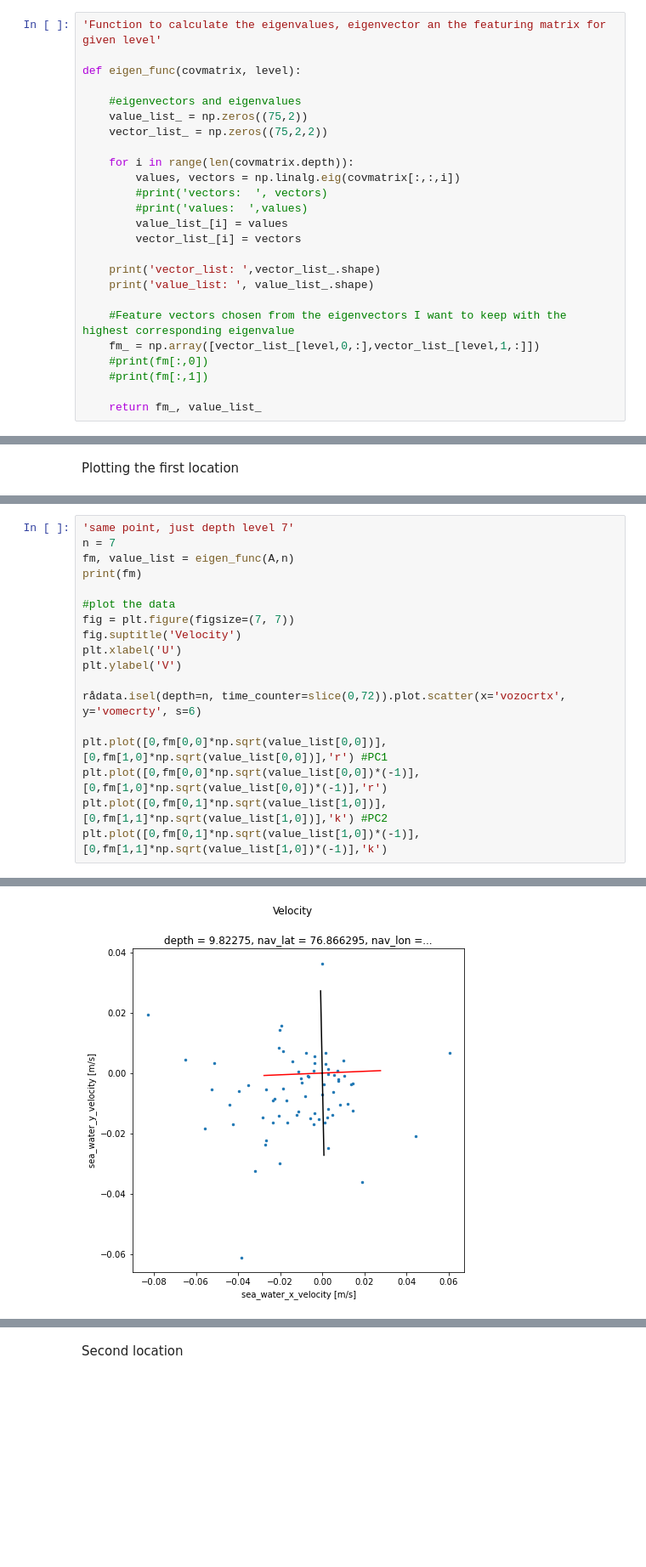
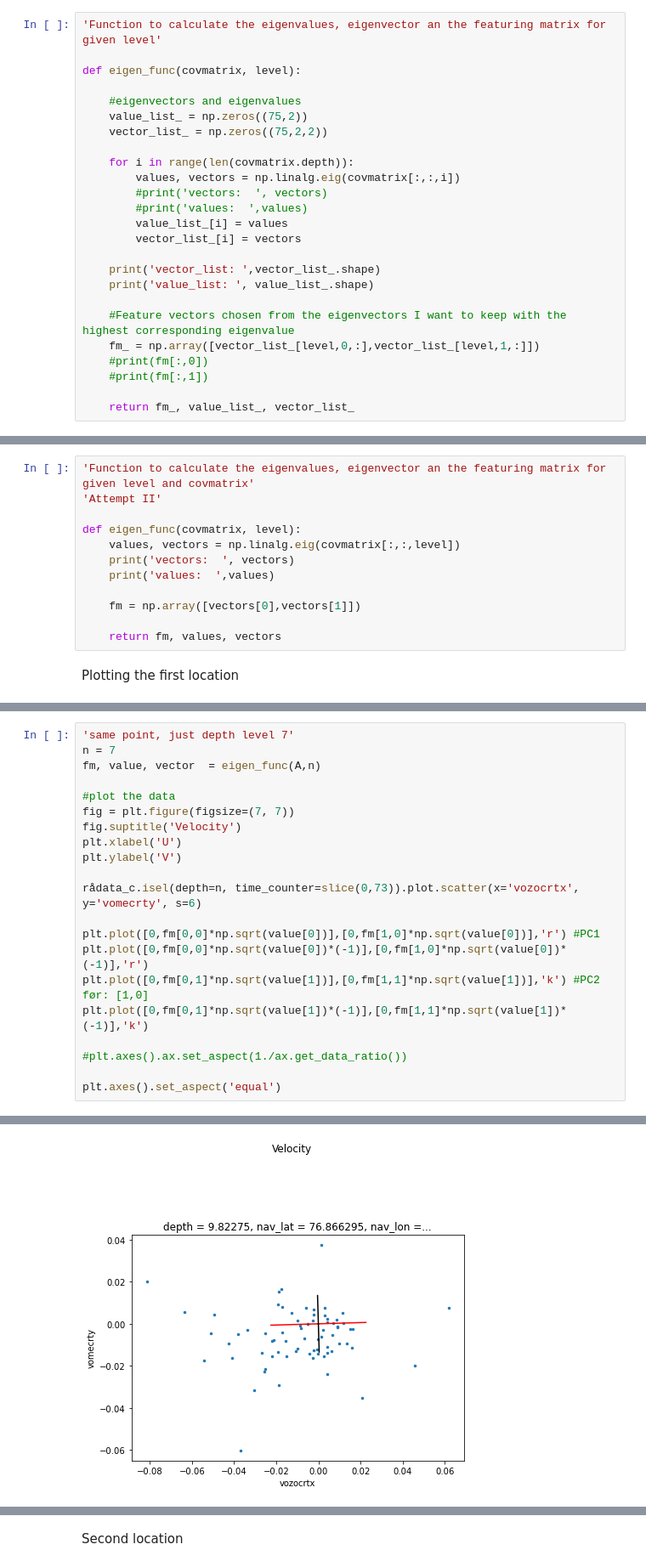
Before and after one commit to kaje2301/Master_2022, a Jupyter notebook: test_PC_mal.ipynb, the cells around one changed output, grey strips where cells are left out. Shown at 85% size. Saved outputs shown, nothing was run; the diff lists cells and outputs as text; blank space fills up the shorter version.

Commit message:
finn ut aspect ration til testPC

```diff
--- a/test_PC_mal.ipynb
+++ b/test_PC_mal.ipynb
@@ -459,4 +312,4 @@ def eigen_func(covmatrix, level):
     #print(fm[:,0])
     #print(fm[:,1])
 
-    return fm_, value_list_
+    return fm_, value_list_, vector_list_
@@ -468,3 +316,15 @@ np.abs(value_list[1,0])
+# %%
+'Function to calculate the eigenvalues, eigenvector an the featuring matrix for given level and covmatrix'
+'Attempt II'
+
+def eigen_func(covmatrix, level):
+    values, vectors = np.linalg.eig(covmatrix[:,:,level])
+    print('vectors:  ', vectors)
+    print('values:  ',values)
+
+    fm = np.array([vectors[0],vectors[1]])
+
+    return fm, values, vectors
 # %% [markdown]
 Plotting the first location
 # %%
@@ -520,8 +383,7 @@ value_list:  (75, 2)
 # %%
 'same point, just depth level 7'
 n = 7
-fm, value_list = eigen_func(A,n)
-print(fm)
+fm, value, vector  = eigen_func(A,n)
 
 #plot the data
 fig = plt.figure(figsize=(7, 7))
@@ -529,10 +391,14 @@ fig.suptitle('Velocity')
 plt.xlabel('U')
 plt.ylabel('V')
 
-rådata.isel(depth=n, time_counter=slice(0,72)).plot.scatter(x='vozocrtx', y='vomecrty', s=6)
+rådata_c.isel(depth=n, time_counter=slice(0,73)).plot.scatter(x='vozocrtx', y='vomecrty', s=6)
 
-plt.plot([0,fm[0,0]*np.sqrt(value_list[0,0])],[0,fm[1,0]*np.sqrt(value_list[0,0])],'r') #PC1
-plt.plot([0,fm[0,0]*np.sqrt(value_list[0,0])*(-1)],[0,fm[1,0]*np.sqrt(value_list[0,0])*(-1)],'r')
-plt.plot([0,fm[0,1]*np.sqrt(value_list[1,0])],[0,fm[1,1]*np.sqrt(value_list[1,0])],'k') #PC2
-plt.plot([0,fm[0,1]*np.sqrt(value_list[1,0])*(-1)],[0,fm[1,1]*np.sqrt(value_list[1,0])*(-1)],'k')
+plt.plot([0,fm[0,0]*np.sqrt(value[0])],[0,fm[1,0]*np.sqrt(value[0])],'r') #PC1
+plt.plot([0,fm[0,0]*np.sqrt(value[0])*(-1)],[0,fm[1,0]*np.sqrt(value[0])*(-1)],'r')
+plt.plot([0,fm[0,1]*np.sqrt(value[1])],[0,fm[1,1]*np.sqrt(value[1])],'k') #PC2 før: [1,0]
+plt.plot([0,fm[0,1]*np.sqrt(value[1])*(-1)],[0,fm[1,1]*np.sqrt(value[1])*(-1)],'k')
+
+#plt.axes().ax.set_aspect(1./ax.get_data_ratio())
+
+plt.axes().set_aspect('equal')
 # %% [output]
@@ -544,4 +408,4 @@ value_list:  (75, 2)
-[figure, old version]
+[figure, new version]
 # %%
 'same point, just depth level 12'
 n = 12
```
Also changed, not shown: parts of 8 cells of this notebook, 2 other files.
